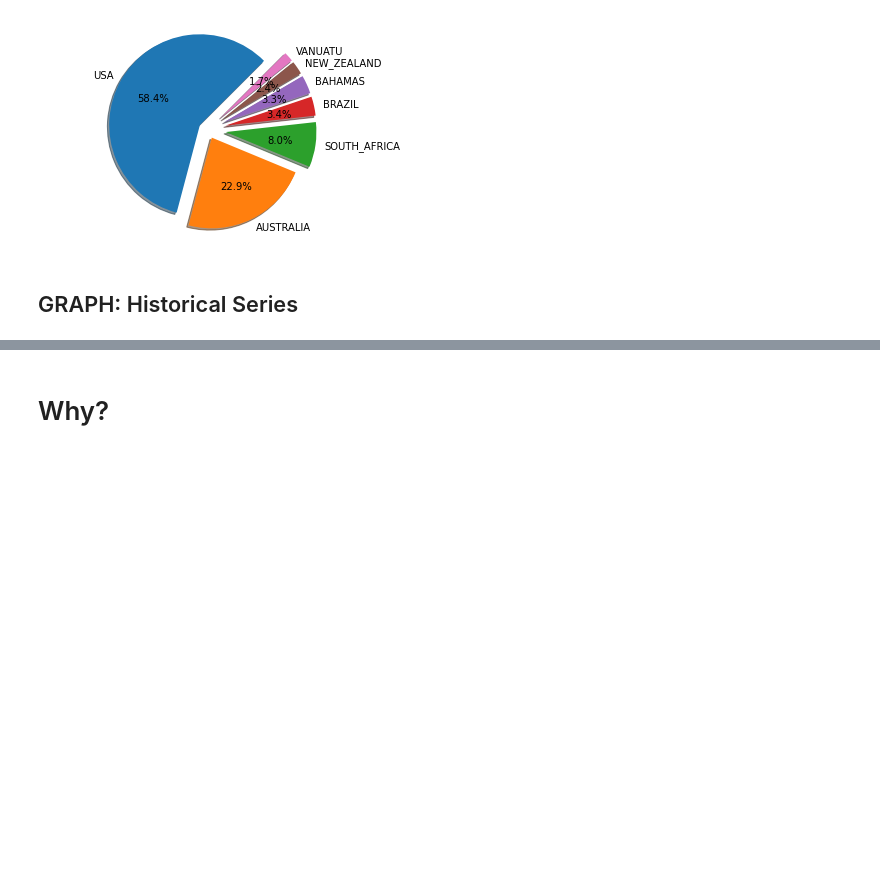
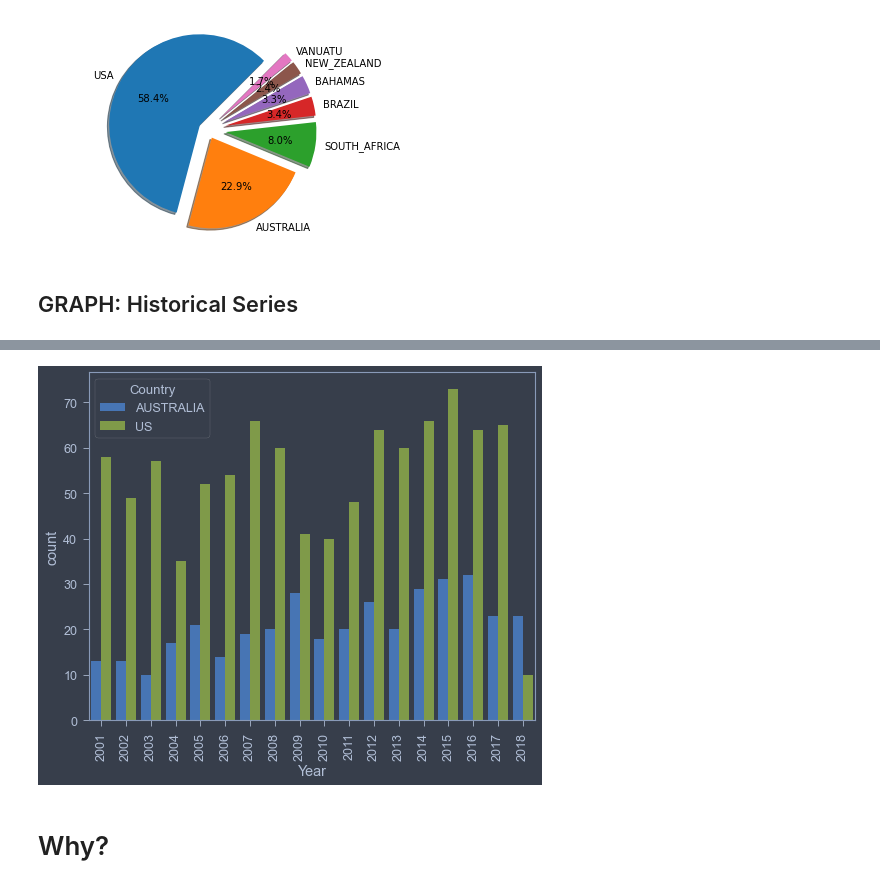
Before and after one commit to ggnicolau/ironhack_projects, a Jupyter notebook: PROJETO 1 - Shark_Attacks.ipynb, the cells around one changed output, grey strips where cells are left out. Saved outputs shown, nothing was run; the diff lists cells and outputs as text; code cells hidden in the pictures; blank space fills up the shorter version.

```diff
--- a/PROJETO 1 - Shark_Attacks.ipynb
+++ b/PROJETO 1 - Shark_Attacks.ipynb
@@ -1012,3 +1035,13 @@ plt.show()
+# %%
+from jupyterthemes import jtplot
+import seaborn as sns
+jtplot.style(theme='monokai')
+jtplot.style(context='talk', fscale=1.4, spines=False, gridlines='--')
+jtplot.style(ticks=True, grid=False, figsize=(10, 8))
+sns.countplot(x = 'Year', hue = 'Country', data = my_project.loc[my_project['Country'].isin(['US', 'AUSTRALIA'])])
+plt.xticks(rotation = 90);
+# %% [output]
+[figure, added]
 # %% [markdown]
 # Why?
 # %% [markdown]
```
Also changed, not shown: parts of 6 cells of this notebook.
